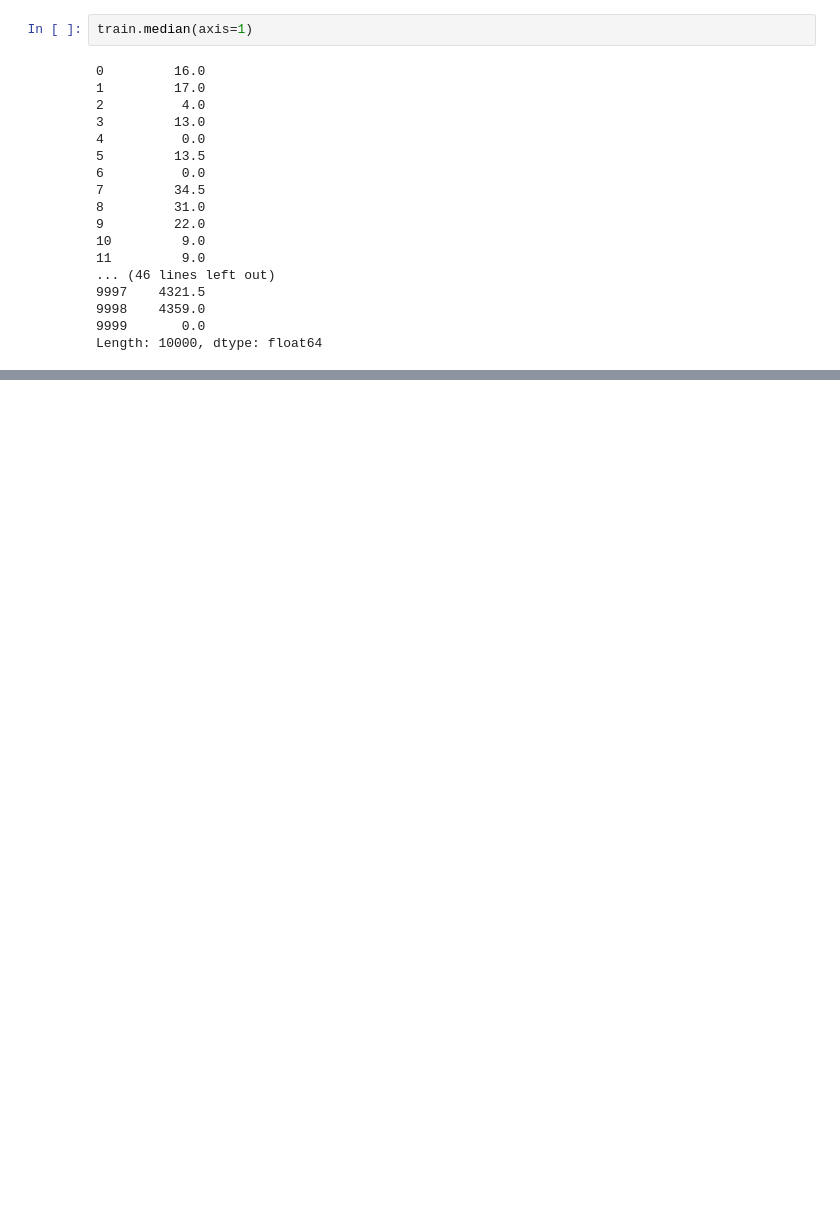
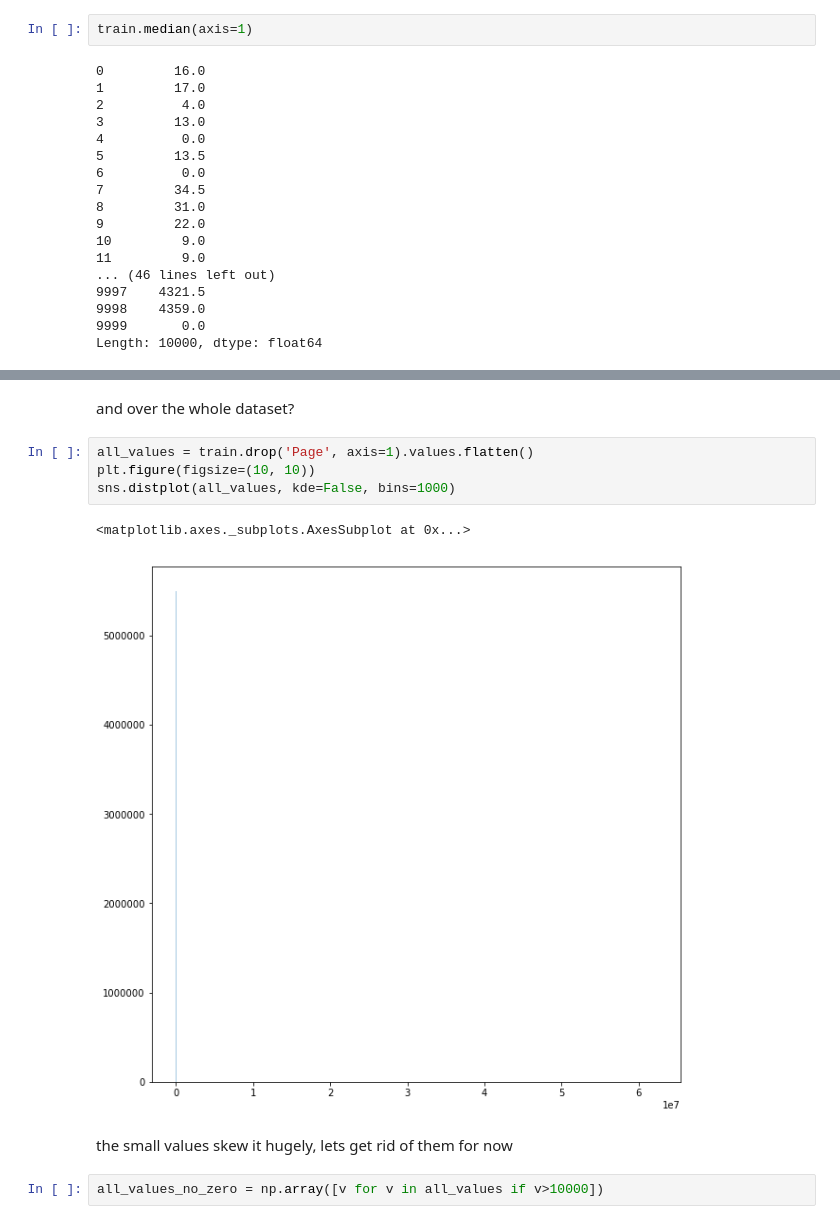
Before and after one commit to DBCerigo/kaggle-wiki, a Jupyter notebook: ali/explore.ipynb, the cells around one changed output, grey strips where cells are left out. Drawn from its saved outputs; the diff is of its cells as text; blank space fills up the shorter version.

```diff
--- a/ali/explore.ipynb
+++ b/ali/explore.ipynb
@@ -93,0 +136,13 @@ train.tail()
+# %% [markdown]
+and over the whole dataset?
+# %%
+all_values = train.drop('Page', axis=1).values.flatten()
+plt.figure(figsize=(10, 10))
+sns.distplot(all_values, kde=False, bins=1000)
+# %% [output]
+<matplotlib.axes._subplots.AxesSubplot at 0x...>
+[figure, added]
+# %% [markdown]
+the small values skew it hugely, lets get rid of them for now
+# %%
+all_values_no_zero = np.array([v for v in all_values if v>10000])
```
Also changed, not shown: parts of 15 cells of this notebook.
